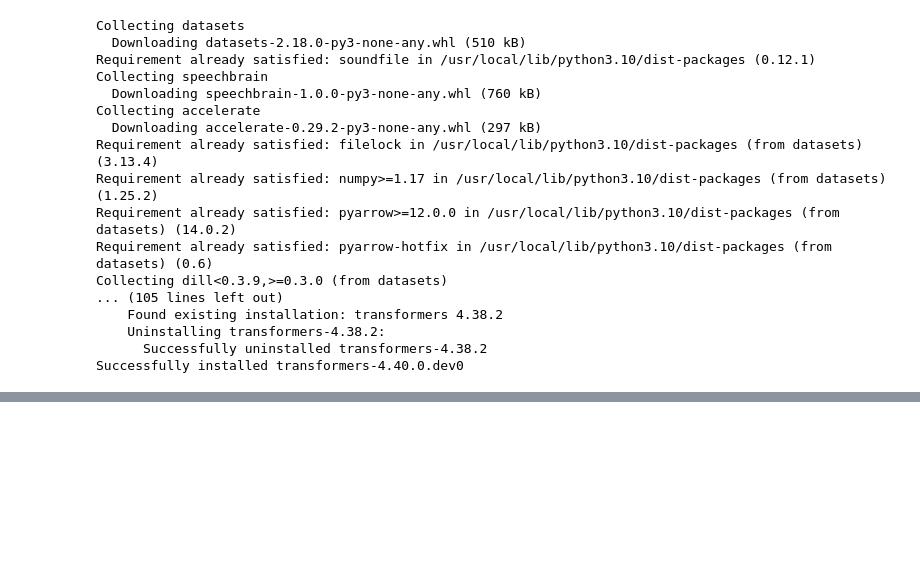
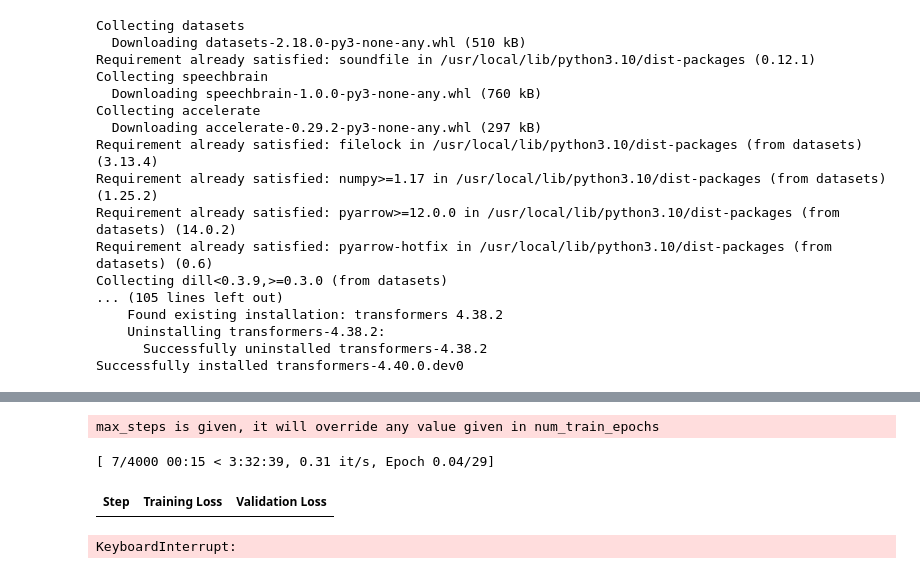
Before and after one commit to TheHotKey534/ML_TTS, a Jupyter notebook: hf_tts.ipynb, the cells around one changed output, grey strips where cells are left out. Saved outputs shown, nothing was run; the diff lists cells and outputs as text; code cells hidden in the pictures; blank space fills up the shorter version.

Commit message:
Code to train Microsoft TTS

```diff
--- a/hf_tts.ipynb
+++ b/hf_tts.ipynb
@@ -23,0 +264,2 @@ Successfully installed transformers-4.40.0.dev0
+# %%
+data_collator = TTSDataCollatorWithPadding(processor=processor)
@@ -23,0 +270,3 @@ Successfully installed transformers-4.40.0.dev0
+# %%
+model = SpeechT5ForTextToSpeech.from_pretrained("microsoft/speecht5_tts")
+model.config.use_cache = False
@@ -23,0 +275,39 @@ Successfully installed transformers-4.40.0.dev0
+# %%
+training_args = Seq2SeqTrainingArguments(
+
+    output_dir="speecht5_finetuned_voxpopuli_nl",  # change to a repo name of your choice
+    per_device_train_batch_size=8,
+    gradient_accumulation_steps=8,
+    learning_rate=1e-5,
+    warmup_steps=500,
+    max_steps=4000,
+    gradient_checkpointing=True,
+    fp16=True,
+    evaluation_strategy="steps",
+    per_device_eval_batch_size=4,
+    save_steps=1000,
+    eval_steps=1000,
+    logging_steps=25,
+    report_to=["tensorboard"],
+    load_best_model_at_end=True,
+    greater_is_better=False,
+    label_names=["labels"],
+)
+# %%
+trainer = Seq2SeqTrainer(
+    args=training_args,
+    model=model,
+    train_dataset=preprocessed_dataset["train"],
+    eval_dataset=preprocessed_dataset["test"],
+    data_collator=data_collator,
+    tokenizer=processor,
+)
+# %% [output]
+max_steps is given, it will override any value given in num_train_epochs
+# %%
+trainer.train()
+trainer.save_model("/content/drive/MyDrive/hf_tts_model")
+# %% [output]
+[ 7/4000 00:15 < 3:32:39, 0.31 it/s, Epoch 0.04/29]
+| Step | Training Loss | Validation Loss |
+KeyboardInterrupt:
```
Also changed, not shown: parts of 44 cells of this notebook.
